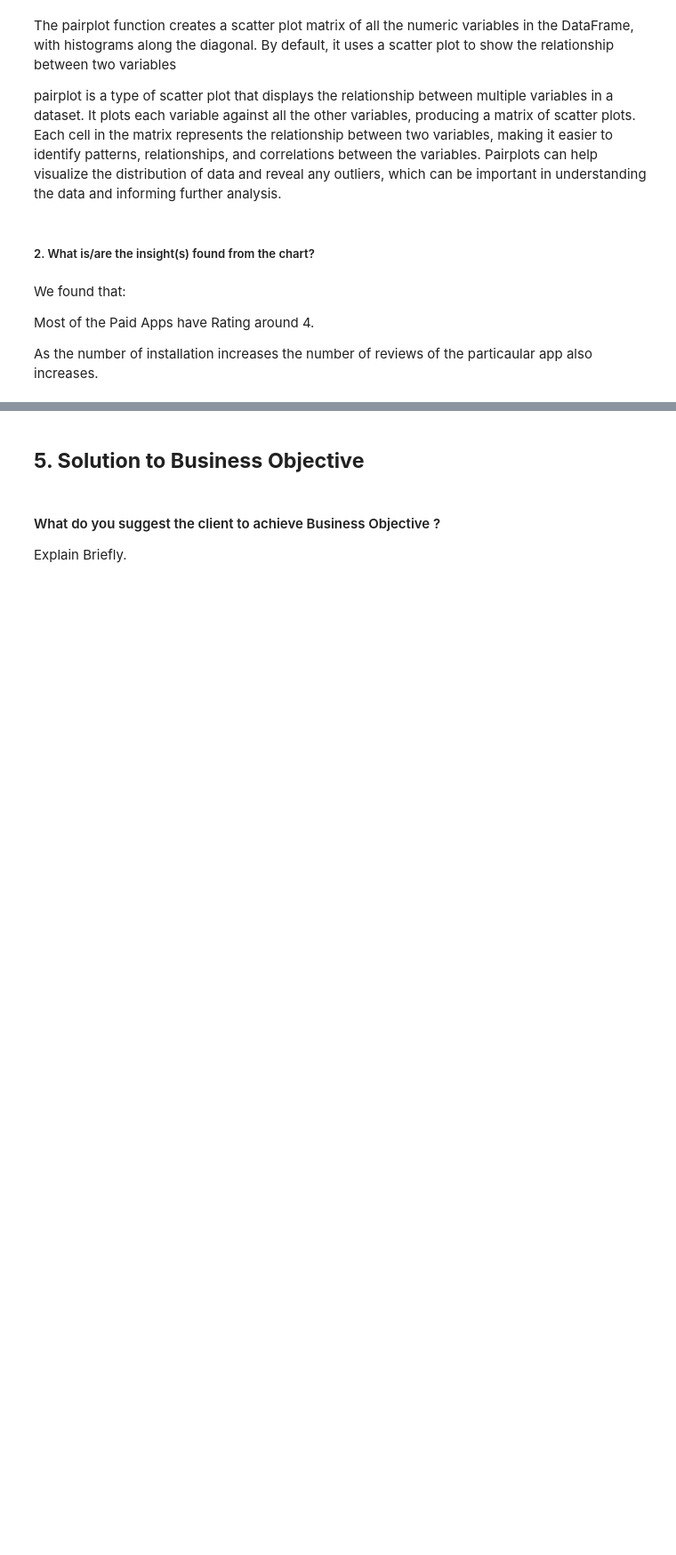
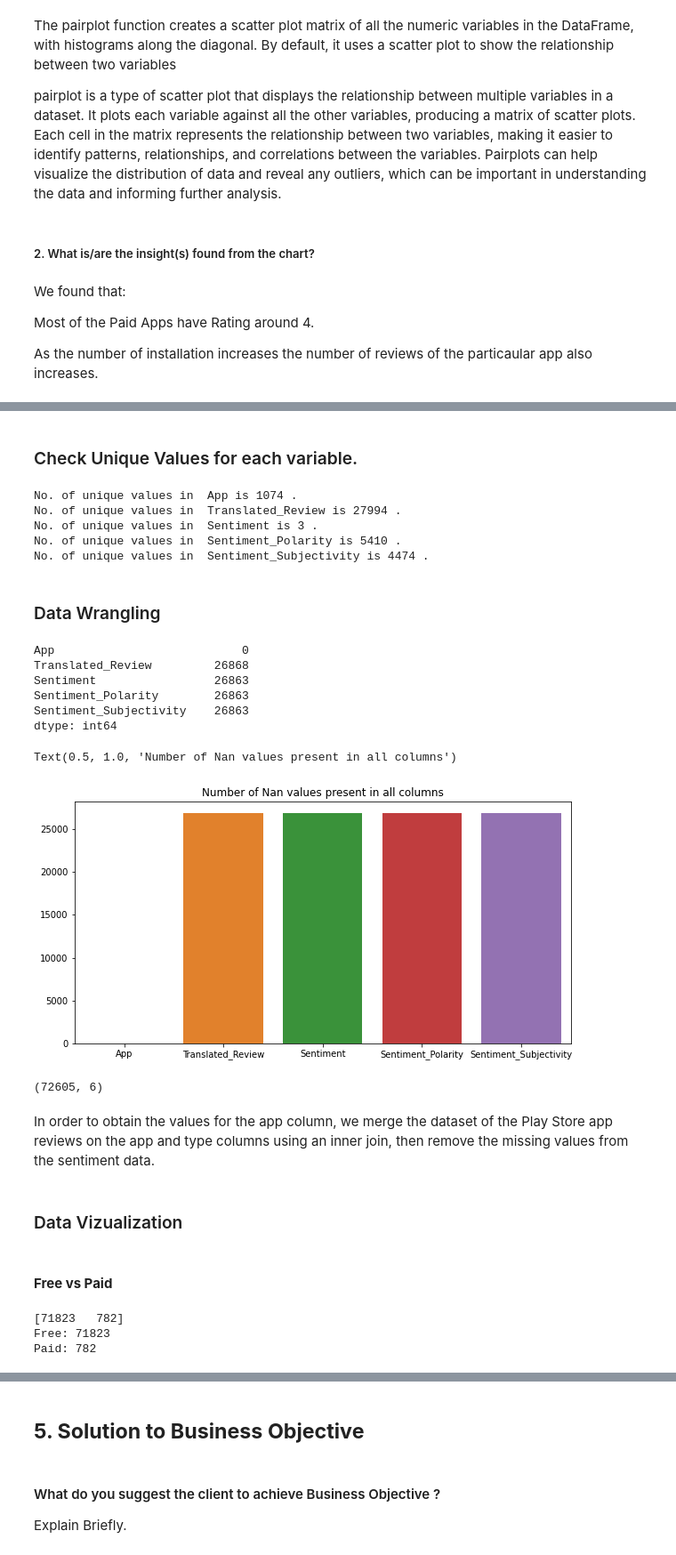
Before and after one commit to Shraddha6999/PLAY-STORE-APP-REVIEW-ANALYSIS, a Jupyter notebook: PLAY_STORE_APP_REVIEW_ANALYSIS.ipynb, the cells around one changed output, grey strips where cells are left out. Shown at 89% size. Saved outputs shown, nothing was run; the diff lists cells and outputs as text; code cells hidden in the pictures; blank space fills up the shorter version.

```diff
--- a/PLAY_STORE_APP_REVIEW_ANALYSIS.ipynb
+++ b/PLAY_STORE_APP_REVIEW_ANALYSIS.ipynb
@@ -1371,0 +1451,37 @@ As the number of installation increases the number of reviews of the particaular
+# %% [markdown]
+### Check Unique Values for each variable.
+# %%
+# Check Unique Values for each variable.
+for i in df2.columns.tolist():
+  print("No. of unique values in ",i,"is",df2[i].nunique(),".")
+# %% [output]
+No. of unique values in  App is 1074 .
+No. of unique values in  Translated_Review is 27994 .
+No. of unique values in  Sentiment is 3 .
+No. of unique values in  Sentiment_Polarity is 5410 .
+No. of unique values in  Sentiment_Subjectivity is 4474 .
+# %% [markdown]
+### Data Wrangling
+# %%
+df2.isnull().sum()
+# %% [output]
+App                           0
+Translated_Review         26868
+Sentiment                 26863
+Sentiment_Polarity        26863
+Sentiment_Subjectivity    26863
+dtype: int64
+# %%
+nan_columns = []
+nan_values = []
+
+for column in df2.columns:
+    nan_columns.append(column)
+    nan_values.append(df2[column].isnull().sum())
+
+fig, ax = plt.subplots(figsize=(10,5))
+sns.barplot(nan_columns, nan_values)
+plt.title("Number of Nan values present in all columns")
+# %% [output]
+Text(0.5, 1.0, 'Number of Nan values present in all columns')
+[figure, added]
@@ -1371,0 +1490,16 @@ As the number of installation increases the number of reviews of the particaular
+# %%
+from pandas._libs.algos import diff_2d
+df2= pd.merge(df2, df[["App","Type"]] , how='inner', on="App")
+
+# Drop null values from sentiment data
+df2 = df2.dropna()
+
+df2.shape
+# %% [output]
+(72605, 6)
+# %% [markdown]
+In order to obtain the values for the app column, we merge the dataset of the Play Store app reviews on the app and type columns using an inner join, then remove the missing values from the sentiment data.
+# %% [markdown]
+### Data Vizualization
+# %% [markdown]
+#### **Free vs Paid**
@@ -1371,0 +1508,9 @@ As the number of installation increases the number of reviews of the particaular
+# %%
+(values,counts)= np.unique(df2["Type"], return_counts=True)
+print(counts)
+for index in range(len(values)):
+    print(f"{values[index]}: {counts[index]}")
+# %% [output]
+[71823   782]
+Free: 71823
+Paid: 782
```
Also changed, not shown: parts of 56 cells of this notebook.
